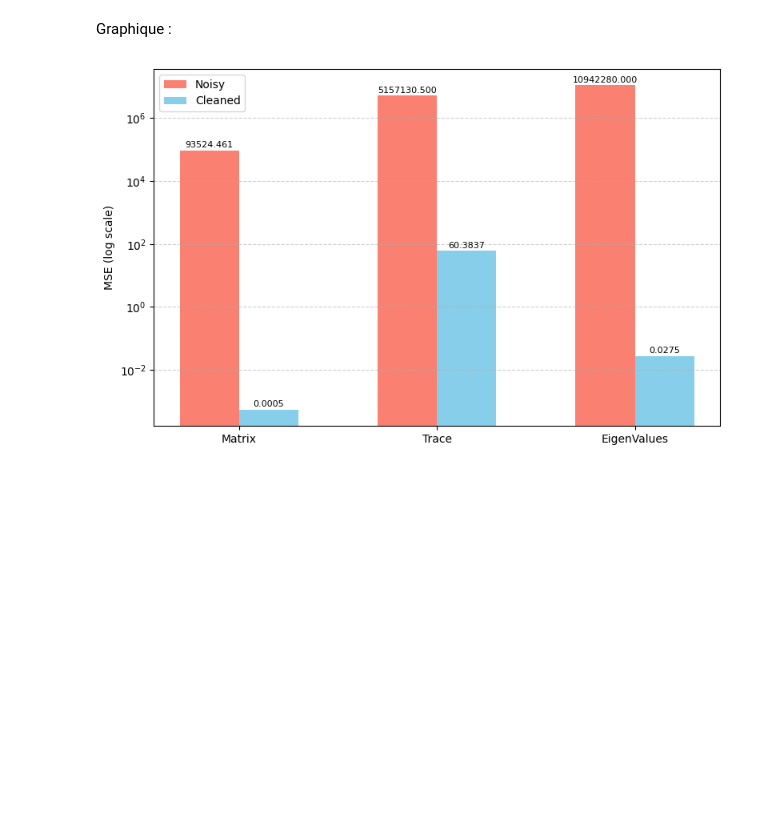
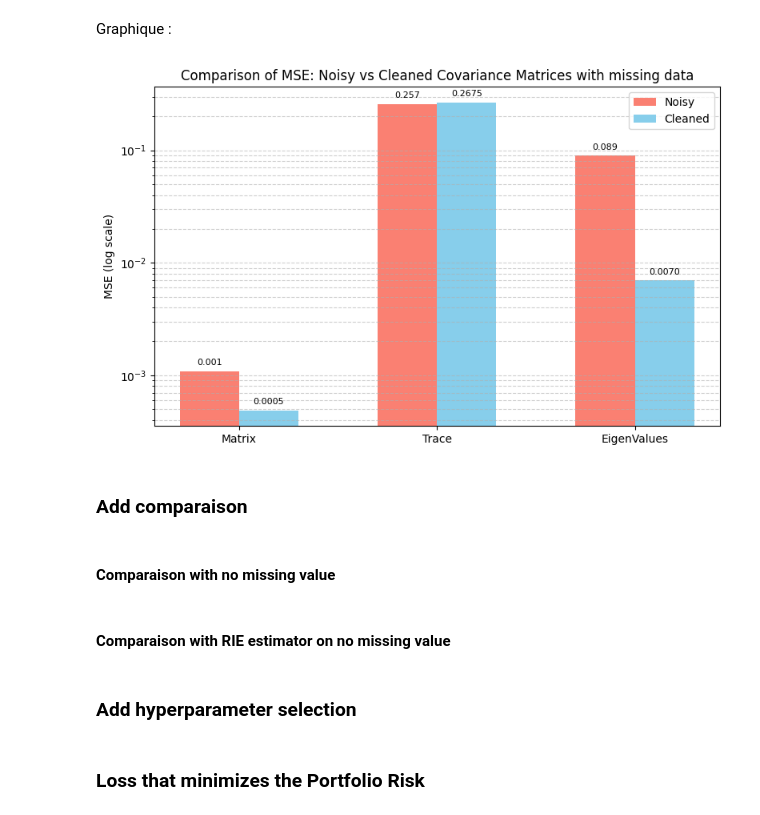
Before and after one commit to Armanddevacc/covariance-cleaning-nn, a Jupyter notebook: NN.ipynb, the cells around one changed output. Saved outputs shown, nothing was run; the diff lists cells and outputs as text; code cells hidden in the pictures; blank space fills up the shorter version.

```diff
--- a/NN.ipynb
+++ b/NN.ipynb
@@ -348,6 +131,6 @@ plt.show()
 # %% [markdown]
 ### out of sample comparaison 2
 # %%
-batch_size_oos = 1000
+batch_size_oos = 200
 # %%
-lam_emp_oos, Q_emp_oos, Sigma_true_oos, T = next(data_generator(batch_size_oos, N_min=N_min, N_max=N_max, T_min=T_min, T_max=T_max))
+lam_emp_oos, Q_emp_oos, Sigma_true_oos, T = next(data_generator(batch_size_oos, N_min=200, N_max=200, T_min=100, T_max=100))
@@ -382,9 +161,10 @@ trace_pred_test = lam_pred_test.sum(dim=1).mean()
 trace_noisy_test = lam_emp_oos.sum(dim=1).mean()
 
 mse_tr_test_pred = mse(trace_true_test,trace_pred_test)
-mse_tr_test_in = mse(trace_true_test,trace_noisy_test)
+mse_tr_test_noisy = mse(trace_true_test,trace_noisy_test)
 
 print(f"Real Trace : {trace_true_test:.4f}, predicted : {trace_pred_test:.4f}, noisy : {trace_noisy_test:.4f}")
-print(f"MSE tr noisy  : {mse_tr_test_pred:.6f}")
-print(f"MSE tr cleaned: {mse_tr_test_in:.6f}")
+
+print(f"MSE tr noisy  : {mse_tr_test_noisy:.6f}")
+print(f"MSE tr cleaned: {mse_tr_test_pred:.6f}")
 # %% [output]
@@ -419,31 +199,42 @@ supérieur à *10^6 fois mieux
 Graphique :
 # %%
 pairs = ['Matrix', 'Trace', 'EigenValues']
-mse_noisy   = [fro_noisy_test_mat.item(), mse_tr_test_in.item(), mse_noisy_test_lam.item()]
+mse_noisy   = [fro_noisy_test_mat.item(), mse_tr_test_noisy.item(), mse_noisy_test_lam.item()]
 mse_cleaned = [fro_pred_test_mat.item(), mse_tr_test_pred.item(), mse_pred_test_lam.item()]
 # %%
 import matplotlib.pyplot as plt
 import numpy as np
 
 x = np.arange(len(pairs))
 width = 0.3
 
 plt.figure(figsize=(8,5))
 plt.bar(x - width/2, mse_noisy, width, label='Noisy', color='salmon')
 plt.bar(x + width/2, mse_cleaned, width, label='Cleaned', color='skyblue')
 
 plt.yscale('log')
 plt.ylabel('MSE (log scale)')
 plt.xticks(x, pairs)
 plt.legend()
 plt.grid(True, which='both', axis='y', linestyle='--', alpha=0.6)
 
 for i, (n, c) in enumerate(zip(mse_noisy, mse_cleaned)):
     plt.text(x[i] - width/2, n*1.1, f"{n:.3f}", ha='center', va='bottom', fontsize=8)
     plt.text(x[i] + width/2, c*1.1, f"{c:.4f}", ha='center', va='bottom', fontsize=8)
 
+plt.title('Comparison of MSE: Noisy vs Cleaned Covariance Matrices with missing data')
 plt.tight_layout()
 plt.savefig('images/results_NN_oos')
 plt.show()
 # %% [output]
-[figure, old version]
+[figure, new version]
+# %% [markdown]
+### Add comparaison
+# %% [markdown]
+#### Comparaison with no missing value
+# %% [markdown]
+#### Comparaison with RIE estimator on no missing value
+# %% [markdown]
+### Add hyperparameter selection
+# %% [markdown]
+### Loss that minimizes the Portfolio Risk
```
Also changed, not shown: parts of 37 cells of this notebook, 8 other files.
